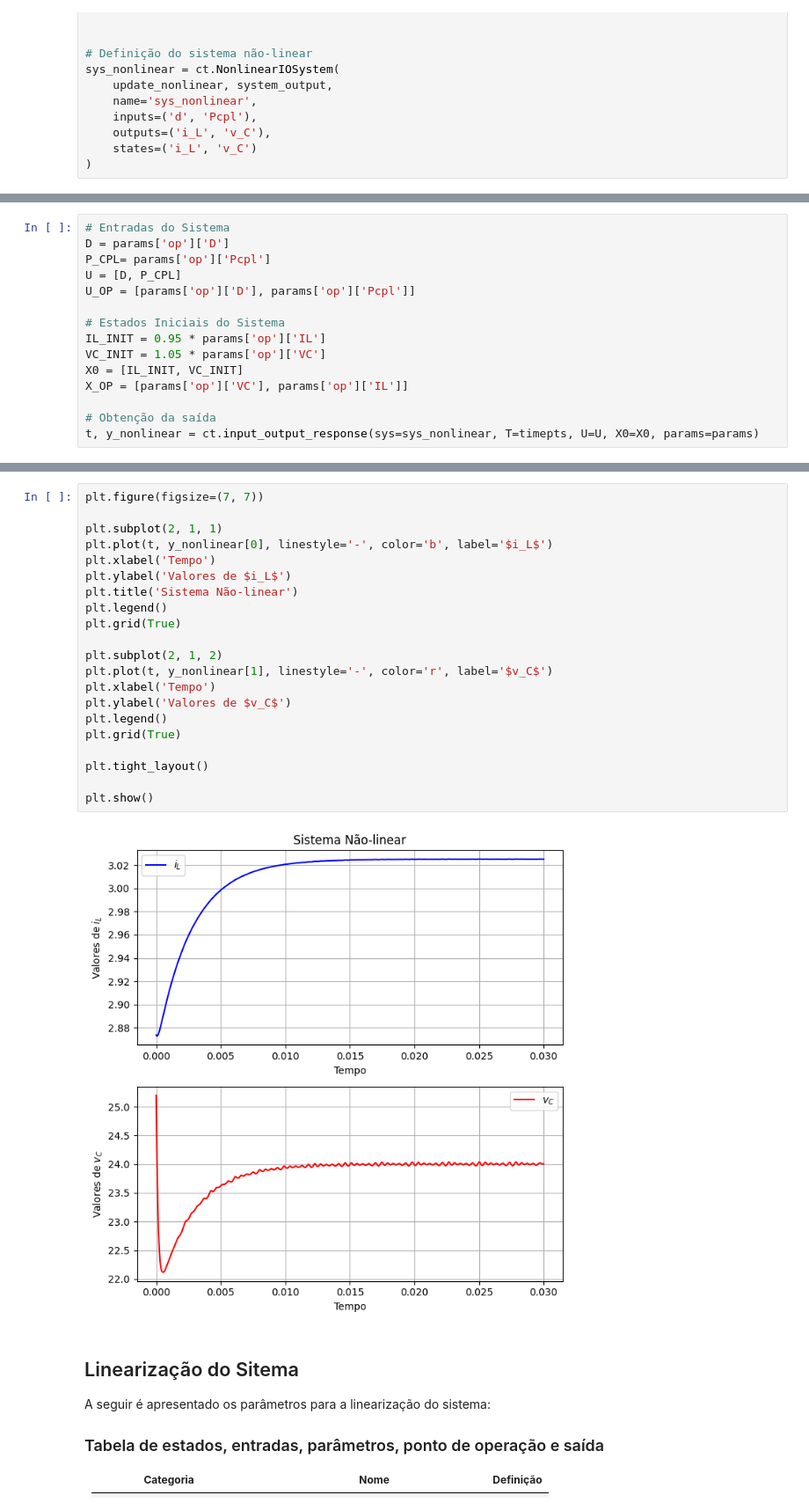
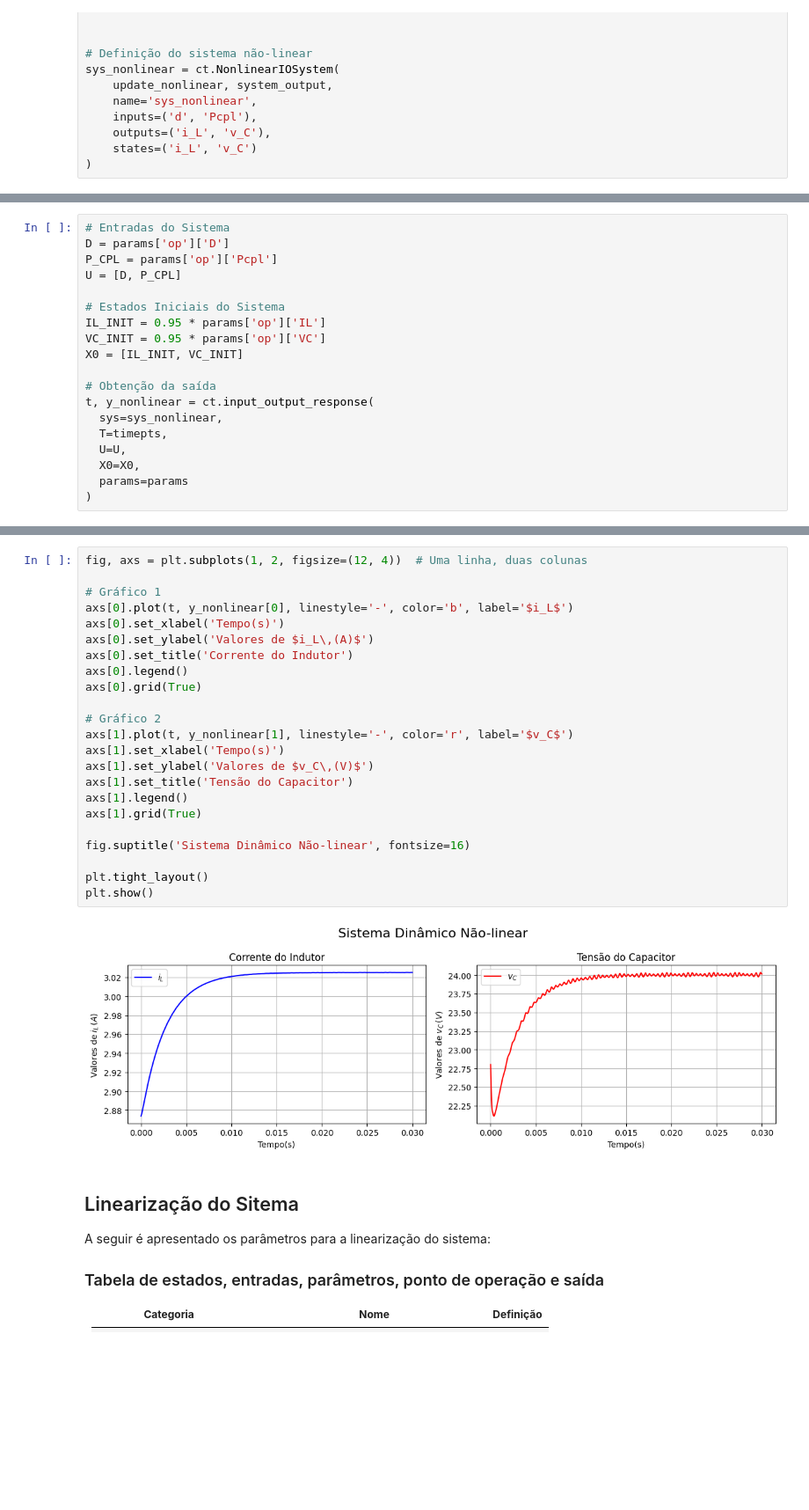
Before and after one commit to andel-vitorio/etc-for-dc-converters, a Jupyter notebook: src/simulator.ipynb, the cells around one changed output, grey strips where cells are left out. Shown: that part at 88% size. Saved outputs shown, nothing was run; the diff lists cells and outputs as text; blank space fills up the shorter version.

Commit message:
style(simulator): update charts

```diff
--- a/src/simulator.ipynb
+++ b/src/simulator.ipynb
@@ -232,15 +242,19 @@ params
 # %%
 # Entradas do Sistema
 D = params['op']['D']
-P_CPL= params['op']['Pcpl']
+P_CPL = params['op']['Pcpl']
 U = [D, P_CPL]
-U_OP = [params['op']['D'], params['op']['Pcpl']]
 
 # Estados Iniciais do Sistema
 IL_INIT = 0.95 * params['op']['IL']
-VC_INIT = 1.05 * params['op']['VC']
+VC_INIT = 0.95 * params['op']['VC']
 X0 = [IL_INIT, VC_INIT]
-X_OP = [params['op']['VC'], params['op']['IL']]
 
 # Obtenção da saída
-t, y_nonlinear = ct.input_output_response(sys=sys_nonlinear, T=timepts, U=U, X0=X0, params=params)
+t, y_nonlinear = ct.input_output_response(
+  sys=sys_nonlinear,
+  T=timepts,
+  U=U,
+  X0=X0,
+  params=params
+)
@@ -249,26 +265,28 @@ t, y_nonlinear = ct.input_output_response(sys=sys_nonlinear, T=timepts, U=U, X0=
 # %%
-plt.figure(figsize=(7, 7))
+fig, axs = plt.subplots(1, 2, figsize=(12, 4))  # Uma linha, duas colunas
 
-plt.subplot(2, 1, 1)
-plt.plot(t, y_nonlinear[0], linestyle='-', color='b', label='$i_L$')
-plt.xlabel('Tempo')
-plt.ylabel('Valores de $i_L$')
-plt.title('Sistema Não-linear')
-plt.legend()
-plt.grid(True)
+# Gráfico 1
+axs[0].plot(t, y_nonlinear[0], linestyle='-', color='b', label='$i_L$')
+axs[0].set_xlabel('Tempo(s)')
+axs[0].set_ylabel('Valores de $i_L\,(A)$')
+axs[0].set_title('Corrente do Indutor')
+axs[0].legend()
+axs[0].grid(True)
 
-plt.subplot(2, 1, 2)
-plt.plot(t, y_nonlinear[1], linestyle='-', color='r', label='$v_C$')
-plt.xlabel('Tempo')
-plt.ylabel('Valores de $v_C$')
-plt.legend()
-plt.grid(True)
+# Gráfico 2
+axs[1].plot(t, y_nonlinear[1], linestyle='-', color='r', label='$v_C$')
+axs[1].set_xlabel('Tempo(s)')
+axs[1].set_ylabel('Valores de $v_C\,(V)$')
+axs[1].set_title('Tensão do Capacitor')
+axs[1].legend()
+axs[1].grid(True)
+
+fig.suptitle('Sistema Dinâmico Não-linear', fontsize=16)
 
 plt.tight_layout()
-
 plt.show()
 # %% [output]
-[figure, old version]
+[figure, new version]
 # %% [markdown]
 ## Linearização do Sitema
 
```
Also changed, not shown: parts of 13 cells of this notebook.
